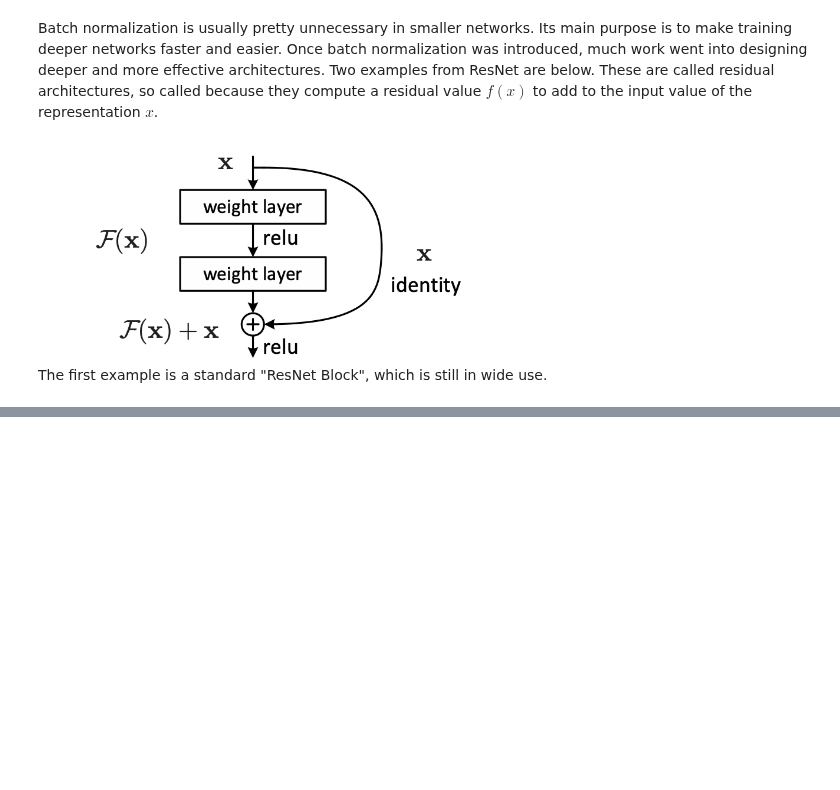
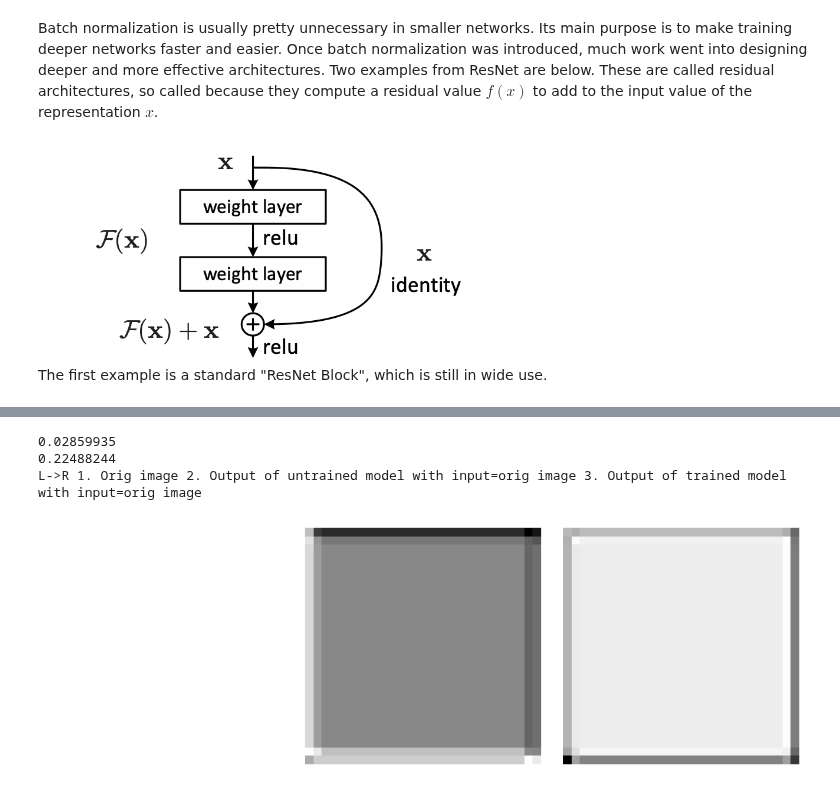
Before and after one commit to sscott-cse/Intro-Deep-Learning-Notebooks, a Jupyter notebook: CSCE-479-879/Hackathons/hackathon5.ipynb, the cells around one changed output, grey strips where cells are left out. Saved outputs shown, nothing was run; the diff lists cells and outputs as text; code cells hidden in the pictures; blank space fills up the shorter version.

```diff
--- a/CSCE-479-879/Hackathons/hackathon5.ipynb
+++ b/CSCE-479-879/Hackathons/hackathon5.ipynb
@@ -359,0 +432,29 @@ I'm expecting this to take about an hour (or less if you're experienced). Feel f
+# %%
+all_ones = tf.ones(img.shape, dtype= tf.float32)
+out_all_ones = model(all_ones, training=False)
+out_all_ones = normalize(out_all_ones)
+
+out_all_ones_orig = orig_model(all_ones, training=False)
+out_all_ones_orig = normalize(out_all_ones_orig)
+
+print(reconstruction_loss(all_ones, out_all_ones).numpy())
+print(reconstruction_loss(all_ones, out_all_ones_orig).numpy())
+
+print(f"L->R 1. Orig image 2. Output of untrained model with input=orig image",
+      f"3. Output of trained model with input=orig image"
+     )
+
+fig, axes = plt.subplots(1, 3, figsize=(9, 3))  # 1 row, 3 columns
+imgs =  [all_ones[0,:,:, :].numpy(), out_all_ones_orig[0,:,:, :], out_all_ones[0,:,:, :]]
+
+for ax, im in zip(axes, imgs):
+    ax.imshow(im, cmap='gray', vmin=0.0, vmax=1.0)   # or omit cmap if RGB
+    ax.axis('off')
+
+plt.tight_layout()
+plt.show()
+# %% [output]
+0.02859935
+0.22488244
+L->R 1. Orig image 2. Output of untrained model with input=orig image 3. Output of trained model with input=orig image
+[figure, added]
```
Also changed, not shown: parts of 66 cells of this notebook.
